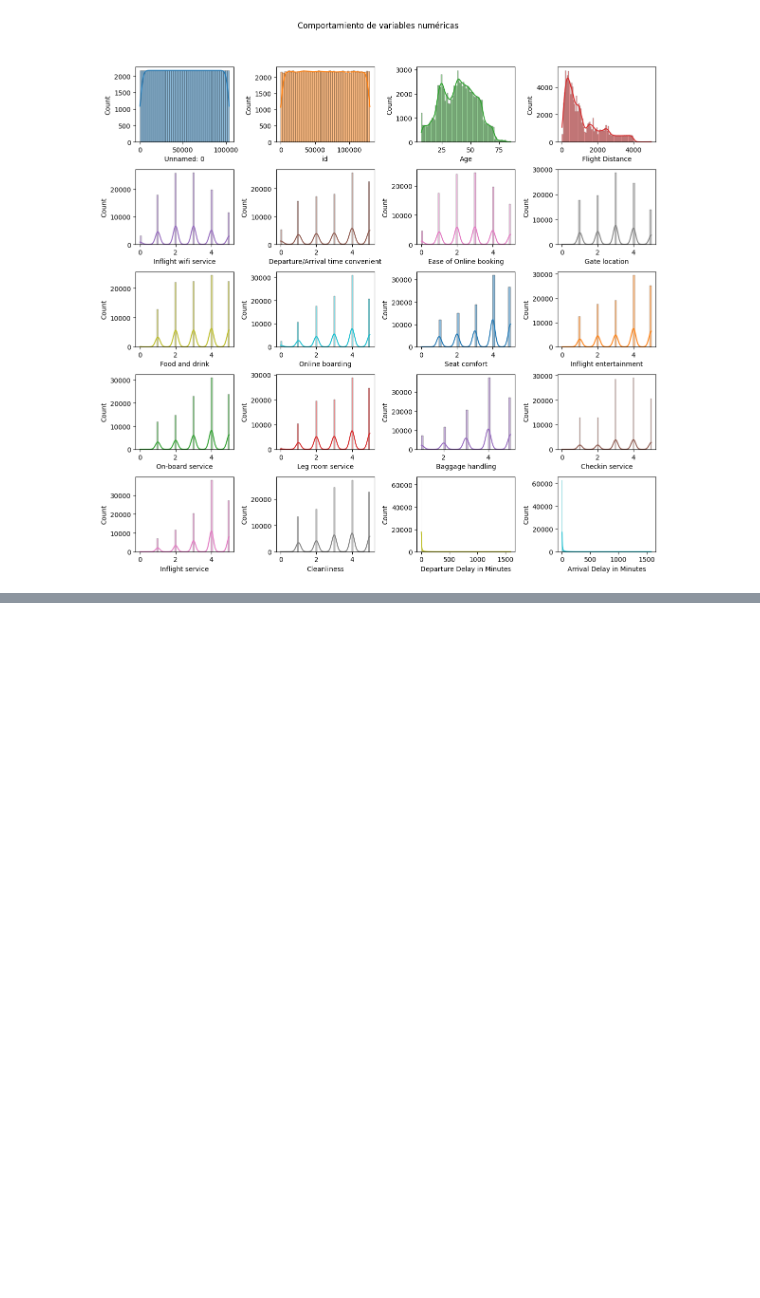
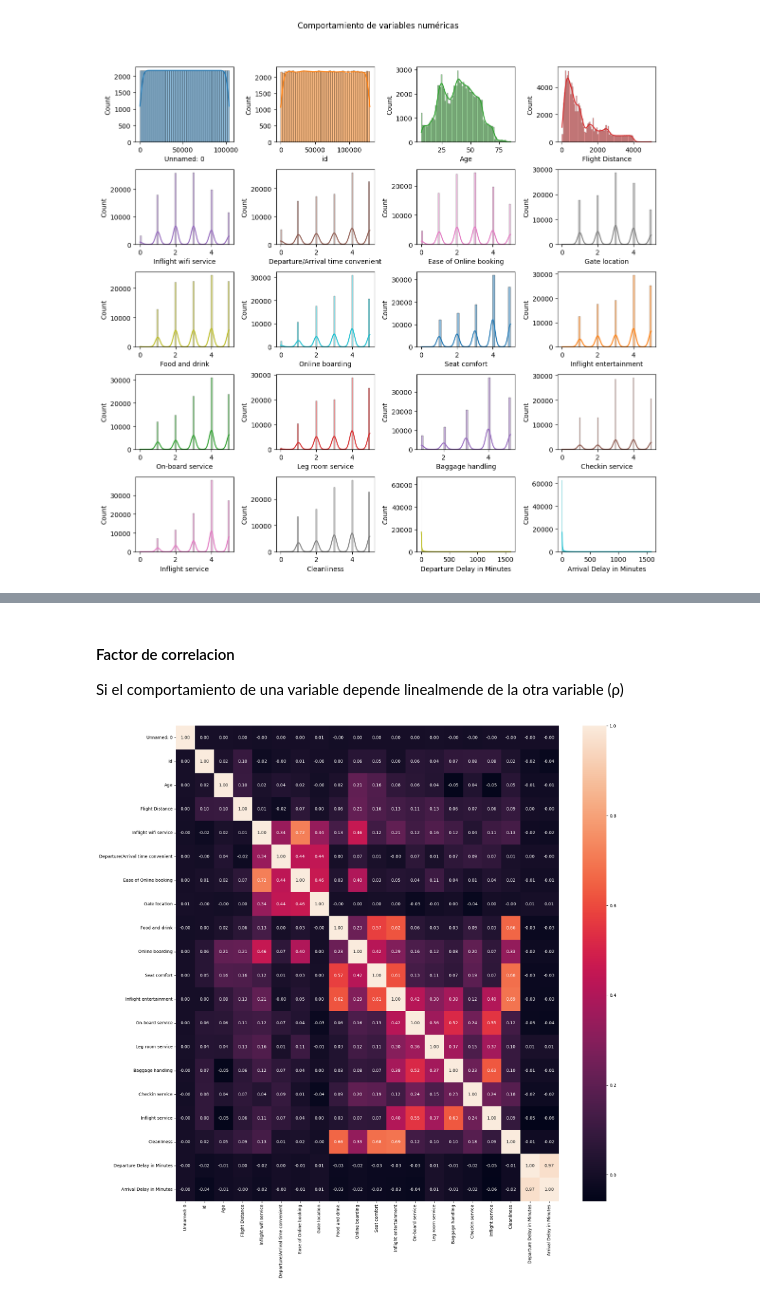
Before and after one commit to DavidBetancurRamirez/ComputacionCientifica, a Jupyter notebook: agrupamiento/airline/airline_loyalty.ipynb, the cells around one changed output, grey strips where cells are left out. Drawn from its saved outputs; the diff is of its cells as text; code cells hidden in the pictures; blank space fills up the shorter version.

```diff
--- a/agrupamiento/airline/airline_loyalty.ipynb
+++ b/agrupamiento/airline/airline_loyalty.ipynb
@@ -133,0 +165,10 @@ plt.show()
+# %% [markdown]
+#### Factor de correlacion
+
+Si el comportamiento de una variable depende linealmende de la otra variable (ρ)
+# %%
+plt.figure(figsize=(20, 20))
+sb.heatmap(data.corr(numeric_only = True), annot=True, fmt='.2f')
+plt.show()
+# %% [output]
+[figure, added]
```
Also changed, not shown: parts of 19 cells of this notebook.
